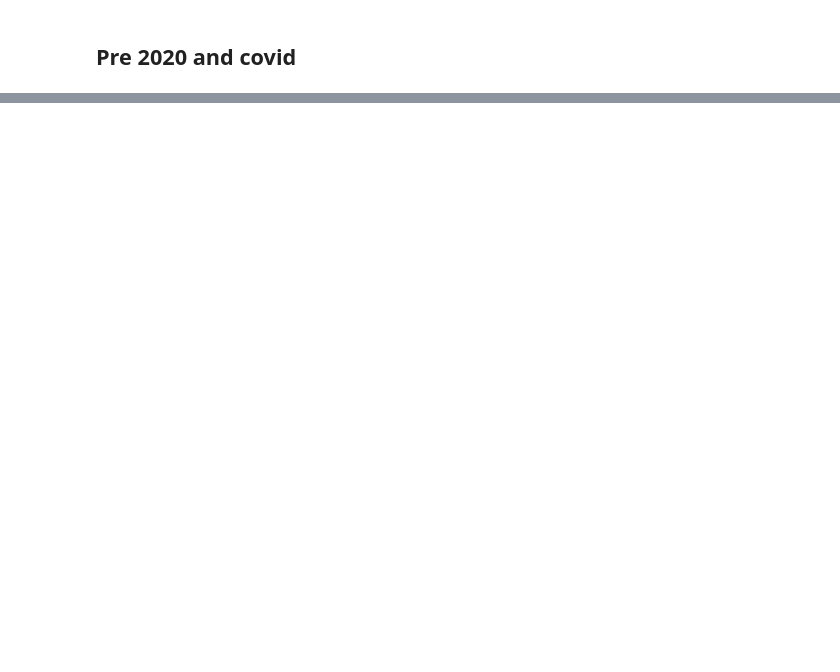
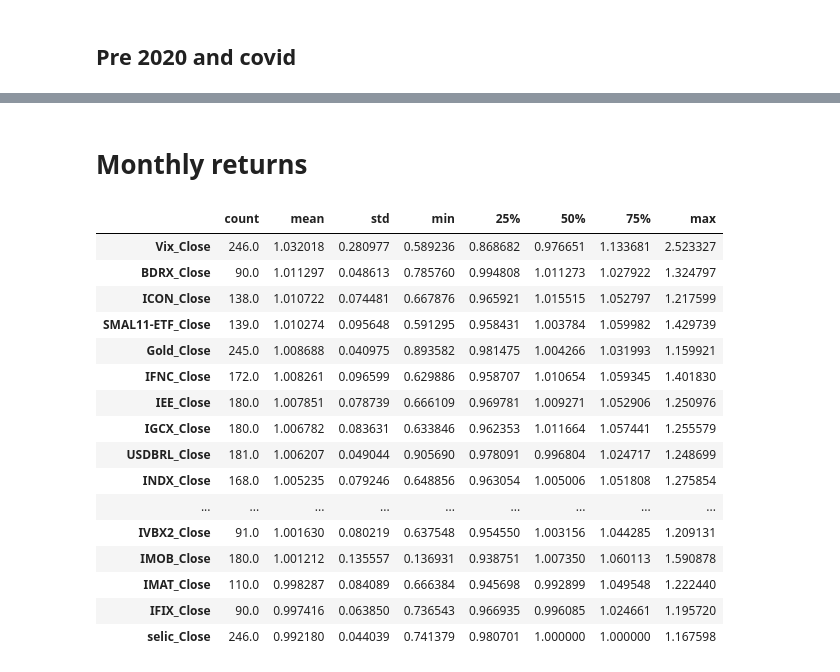
Before and after one commit to edmarRod/Stocks, a Jupyter notebook: Untitled Folder/EDA.ipynb, the cells around one changed output, grey strips where cells are left out. Drawn from its saved outputs; the diff is of its cells as text; code cells hidden in the pictures; blank space fills up the shorter version.

```diff
--- a/Untitled Folder/EDA.ipynb
+++ b/Untitled Folder/EDA.ipynb
@@ -231,0 +273,23 @@ plt.show()
+# %% [markdown]
+# Monthly returns
+# %%
+df_returns = df.groupby(df.index.strftime('%Y-%m')).max()/df.groupby(df.index.strftime('%Y-%m')).max().shift(1)
+df_returns.describe().T.sort_values(['mean'],ascending=False)
+# %% [output]
+|  | count | mean | std | min | 25% | 50% | 75% | max |
+| Vix_Close | 246.0 | 1.032018 | 0.280977 | 0.589236 | 0.868682 | 0.976651 | 1.133681 | 2.523327 |
+| BDRX_Close | 90.0 | 1.011297 | 0.048613 | 0.785760 | 0.994808 | 1.011273 | 1.027922 | 1.324797 |
+| ICON_Close | 138.0 | 1.010722 | 0.074481 | 0.667876 | 0.965921 | 1.015515 | 1.052797 | 1.217599 |
+| SMAL11-ETF_Close | 139.0 | 1.010274 | 0.095648 | 0.591295 | 0.958431 | 1.003784 | 1.059982 | 1.429739 |
+| Gold_Close | 245.0 | 1.008688 | 0.040975 | 0.893582 | 0.981475 | 1.004266 | 1.031993 | 1.159921 |
+| IFNC_Close | 172.0 | 1.008261 | 0.096599 | 0.629886 | 0.958707 | 1.010654 | 1.059345 | 1.401830 |
+| IEE_Close | 180.0 | 1.007851 | 0.078739 | 0.666109 | 0.969781 | 1.009271 | 1.052906 | 1.250976 |
+| IGCX_Close | 180.0 | 1.006782 | 0.083631 | 0.633846 | 0.962353 | 1.011664 | 1.057441 | 1.255579 |
+| USDBRL_Close | 181.0 | 1.006207 | 0.049044 | 0.905690 | 0.978091 | 0.996804 | 1.024717 | 1.248699 |
+| INDX_Close | 168.0 | 1.005235 | 0.079246 | 0.648856 | 0.963054 | 1.005006 | 1.051808 | 1.275854 |
+| ... | ... | ... | ... | ... | ... | ... | ... | ... |
+| IVBX2_Close | 91.0 | 1.001630 | 0.080219 | 0.637548 | 0.954550 | 1.003156 | 1.044285 | 1.209131 |
+| IMOB_Close | 180.0 | 1.001212 | 0.135557 | 0.136931 | 0.938751 | 1.007350 | 1.060113 | 1.590878 |
+| IMAT_Close | 110.0 | 0.998287 | 0.084089 | 0.666384 | 0.945698 | 0.992899 | 1.049548 | 1.222440 |
+| IFIX_Close | 90.0 | 0.997416 | 0.063850 | 0.736543 | 0.966935 | 0.996085 | 1.024661 | 1.195720 |
+| selic_Close | 246.0 | 0.992180 | 0.044039 | 0.741379 | 0.980701 | 1.000000 | 1.000000 | 1.167598 |
```
Also changed, not shown: parts of 20 cells of this notebook, 2 other files.
